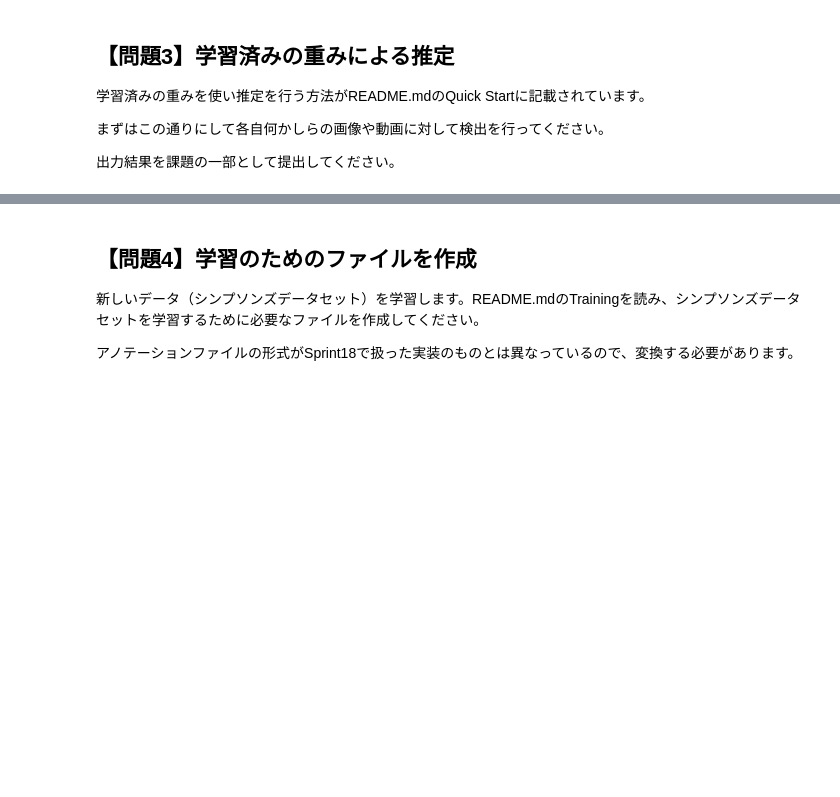
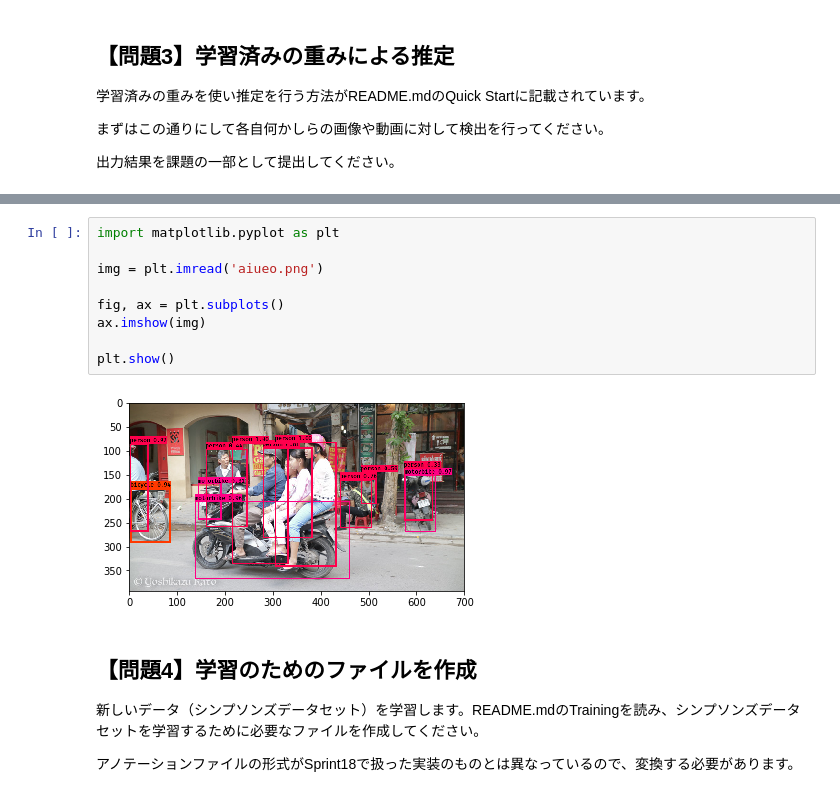
Before and after one commit to KOHEITERAO/diveintocode-ml, a Jupyter notebook: diveintocode-ml1/sprint18/sprint18_run_implementation.ipynb, the cells around one changed output, grey strips where cells are left out. Drawn from its saved outputs; the diff is of its cells as text; blank space fills up the shorter version.

```diff
--- a/diveintocode-ml1/sprint18/sprint18_run_implementation.ipynb
+++ b/diveintocode-ml1/sprint18/sprint18_run_implementation.ipynb
@@ -545,3 +547,14 @@ Sprint18で使用した実装（再掲）
+# %%
+import matplotlib.pyplot as plt
+
+img = plt.imread('aiueo.png')
+
+fig, ax = plt.subplots()
+ax.imshow(img)
+
+plt.show()
+# %% [output]
+[figure, added]
 # %% [markdown]
 ## 【問題4】学習のためのファイルを作成
 
```
Also changed, not shown: parts of 3 cells of this notebook.
